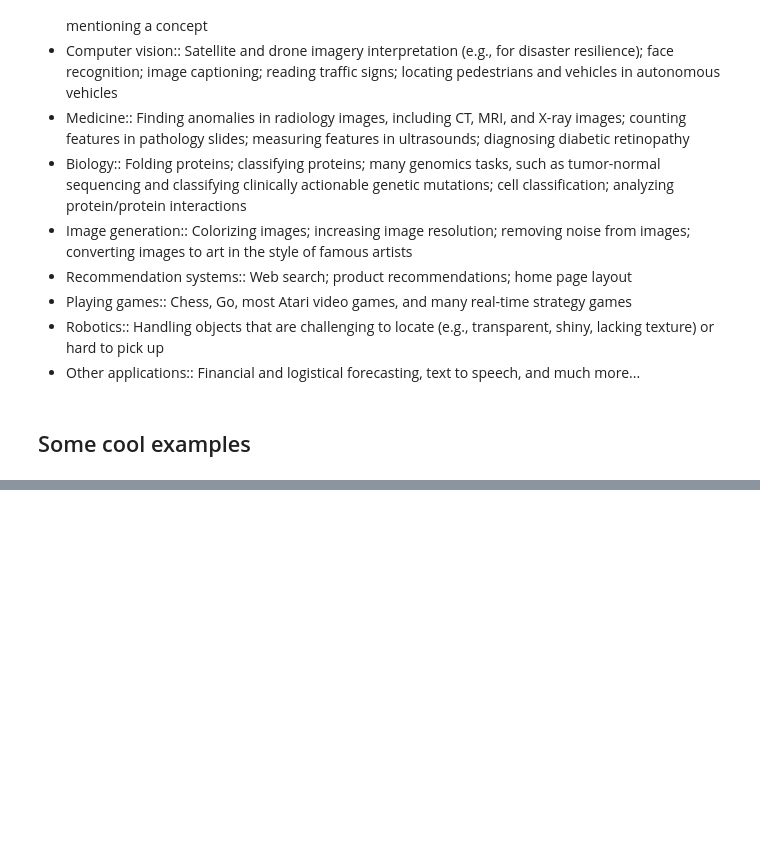
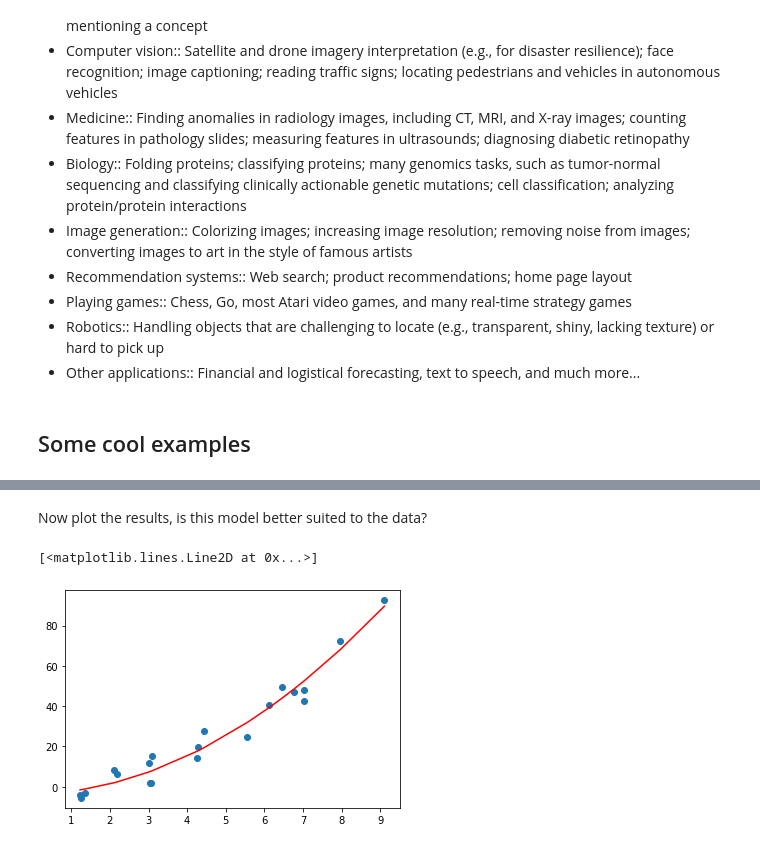
Before and after one commit to ferngonzalezp/deep_learning_lab, a Jupyter notebook: DL_labSession1.ipynb, the cells around one changed output, grey strips where cells are left out. Drawn from its saved outputs; the diff is of its cells as text; code cells hidden in the pictures; blank space fills up the shorter version.

```diff
--- a/DL_labSession1.ipynb
+++ b/DL_labSession1.ipynb
@@ -43,0 +320,13 @@ Deep Learning has gained recent Interest in the last years, and for good reason.
+# %%
+Points2 = Points**2
+X = np.vstack((Points,Points2))
+coef2 = lssr(observations,X)
+# %% [markdown]
+Now plot the results, is this model better suited to the data?
+# %%
+plt.scatter(Points,observations)
+fit = coef2[0] + coef2[1]*Points + coef2[2]*Points**2
+plt.plot(Points,fit,'r')
+# %% [output]
+[<matplotlib.lines.Line2D at 0x...>]
+[figure, added]
```
Also changed, not shown: parts of 83 cells of this notebook.
